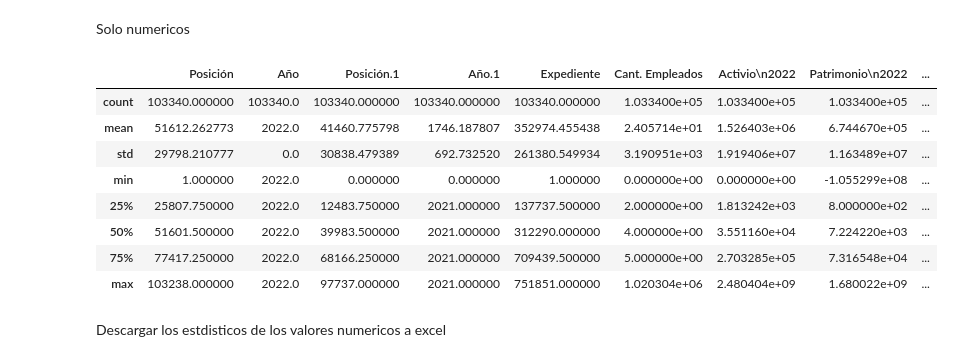
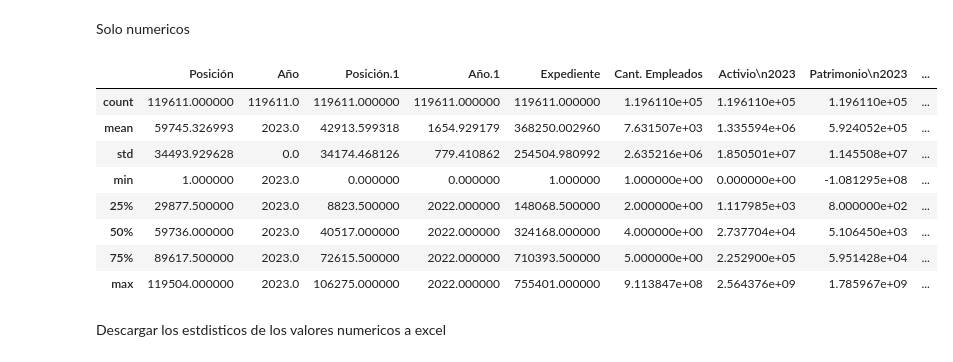
Before and after one commit to alexpin/Scraping_projec, a Jupyter notebook: notebooks/ecua_empresas.ipynb, the cells around one changed output. Cells and saved outputs as stored; diff of their text form; code cells hidden in the pictures.

```diff
--- a/notebooks/ecua_empresas.ipynb
+++ b/notebooks/ecua_empresas.ipynb
@@ -18,5 +19,5 @@ import seaborn as sns
 # %% [markdown]
 Cargar DataFrame
 # %%
-ranking2022_xslx = r'C:\Users\alexa\OneDrive\Escritorio\Bases_Data\Super_Compañias\ranking_2022.xlsx'
-raw_ranking2022 = pd.read_excel(ranking2022_xslx)
+ranking2023_xslx = r'C:\Users\alexa\OneDrive\Escritorio\Bases_Data\Super_Compañias\ranking_2023.xlsx'
+raw_ranking2023 = pd.read_excel(ranking2023_xslx)
@@ -272,17 +315,17 @@ raw_ranking2022.describe(include='all')
 # %% [markdown]
 Solo numericos
 # %%
-raw_ranking2022.describe(include=[np.number])
+raw_ranking2023.describe(include=[np.number])
 # %% [output]
-|  | Posición | Año | Posición.1 | Año.1 | Expediente | Cant. Empleados | Activio\n2022 | Patrimonio\n2022 | ... |
-| count | 103340.000000 | 103340.0 | 103340.000000 | 103340.000000 | 103340.000000 | 1.033400e+05 | 1.033400e+05 | 1.033400e+05 | ... |
-| mean | 51612.262773 | 2022.0 | 41460.775798 | 1746.187807 | 352974.455438 | 2.405714e+01 | 1.526403e+06 | 6.744670e+05 | ... |
-| std | 29798.210777 | 0.0 | 30838.479389 | 692.732520 | 261380.549934 | 3.190951e+03 | 1.919406e+07 | 1.163489e+07 | ... |
-| min | 1.000000 | 2022.0 | 0.000000 | 0.000000 | 1.000000 | 0.000000e+00 | 0.000000e+00 | -1.055299e+08 | ... |
-| 25% | 25807.750000 | 2022.0 | 12483.750000 | 2021.000000 | 137737.500000 | 2.000000e+00 | 1.813242e+03 | 8.000000e+02 | ... |
-| 50% | 51601.500000 | 2022.0 | 39983.500000 | 2021.000000 | 312290.000000 | 4.000000e+00 | 3.551160e+04 | 7.224220e+03 | ... |
-| 75% | 77417.250000 | 2022.0 | 68166.250000 | 2021.000000 | 709439.500000 | 5.000000e+00 | 2.703285e+05 | 7.316548e+04 | ... |
-| max | 103238.000000 | 2022.0 | 97737.000000 | 2021.000000 | 751851.000000 | 1.020304e+06 | 2.480404e+09 | 1.680022e+09 | ... |
+|  | Posición | Año | Posición.1 | Año.1 | Expediente | Cant. Empleados | Activio\n2023 | Patrimonio\n2023 | ... |
+| count | 119611.000000 | 119611.0 | 119611.000000 | 119611.000000 | 119611.000000 | 1.196110e+05 | 1.196110e+05 | 1.196110e+05 | ... |
+| mean | 59745.326993 | 2023.0 | 42913.599318 | 1654.929179 | 368250.002960 | 7.631507e+03 | 1.335594e+06 | 5.924052e+05 | ... |
+| std | 34493.929628 | 0.0 | 34174.468126 | 779.410862 | 254504.980992 | 2.635216e+06 | 1.850501e+07 | 1.145508e+07 | ... |
+| min | 1.000000 | 2023.0 | 0.000000 | 0.000000 | 1.000000 | 1.000000e+00 | 0.000000e+00 | -1.081295e+08 | ... |
+| 25% | 29877.500000 | 2023.0 | 8823.500000 | 2022.000000 | 148068.500000 | 2.000000e+00 | 1.117985e+03 | 8.000000e+02 | ... |
+| 50% | 59736.000000 | 2023.0 | 40517.000000 | 2022.000000 | 324168.000000 | 4.000000e+00 | 2.737704e+04 | 5.106450e+03 | ... |
+| 75% | 89617.500000 | 2023.0 | 72615.500000 | 2022.000000 | 710393.500000 | 5.000000e+00 | 2.252900e+05 | 5.951428e+04 | ... |
+| max | 119504.000000 | 2023.0 | 106275.000000 | 2022.000000 | 755401.000000 | 9.113847e+08 | 2.564376e+09 | 1.785967e+09 | ... |
 # %% [markdown]
 Descargar los estdisticos de los valores numericos a excel
 # %%
```
Also changed, not shown: parts of 39 cells of this notebook, 2 other files.
